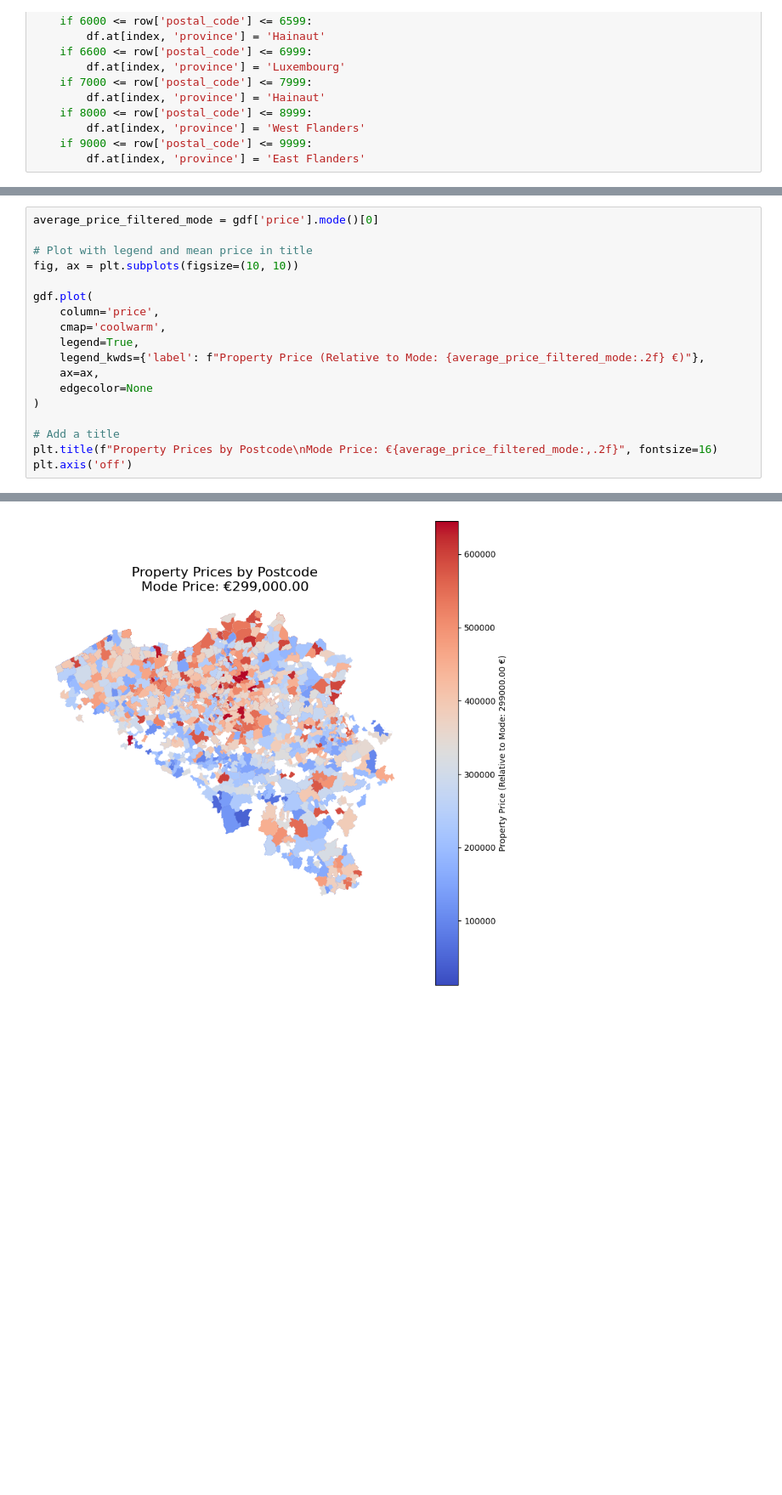
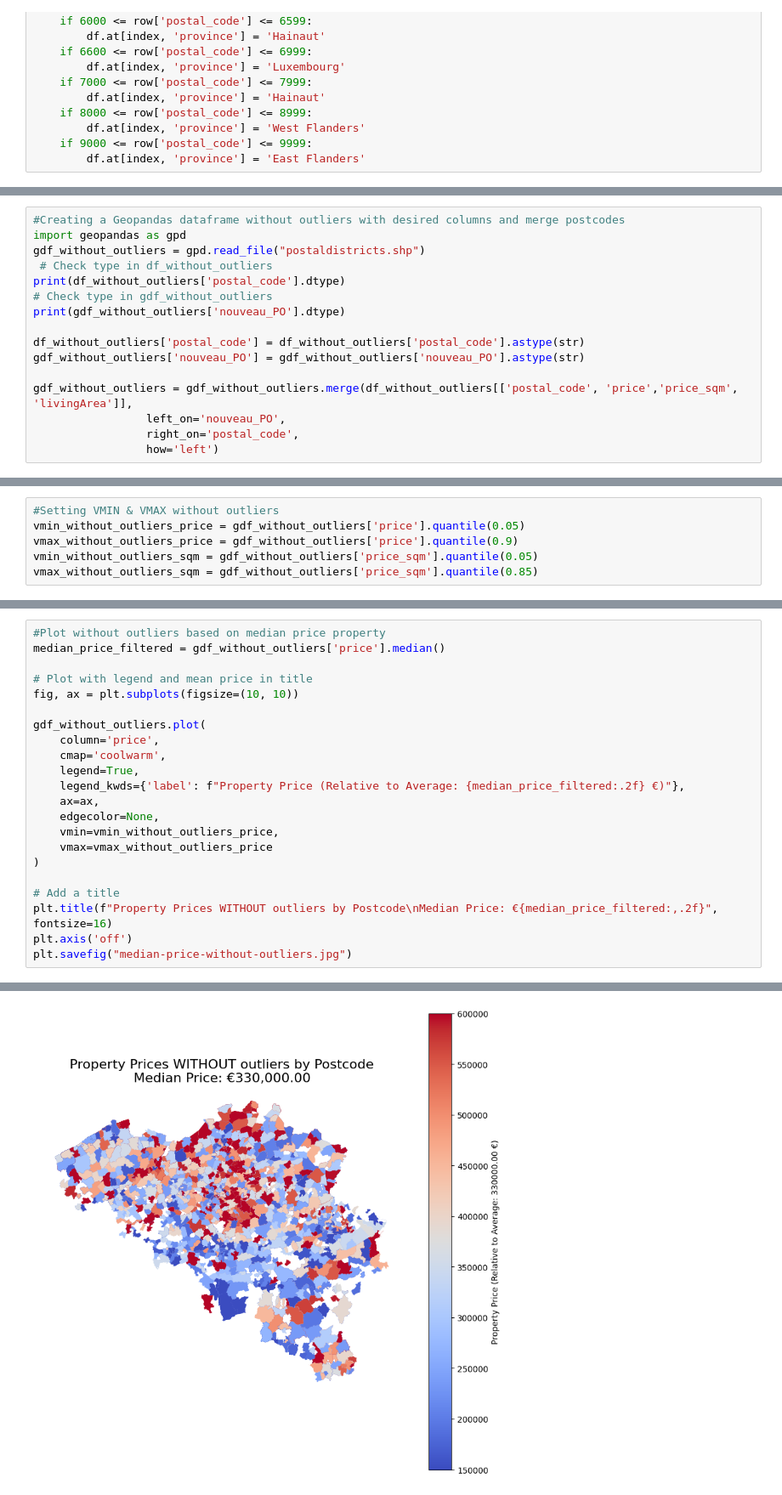
Before and after one commit to karthika-elimireddy/challenge-data-analysis, a Jupyter notebook: utils/data_manipulation.ipynb, the cells around one changed output, grey strips where cells are left out. Shown at 85% size. Saved outputs shown, nothing was run; the diff lists cells and outputs as text; blank space fills up the shorter version.

```diff
--- a/utils/data_manipulation.ipynb
+++ b/utils/data_manipulation.ipynb
@@ -245,0 +210,16 @@ Name: price, dtype: float64
+# %%
+#Creating a Geopandas dataframe without outliers with desired columns and merge postcodes
+import geopandas as gpd
+gdf_without_outliers = gpd.read_file("postaldistricts.shp")
+ # Check type in df_without_outliers
+print(df_without_outliers['postal_code'].dtype)
+# Check type in gdf_without_outliers
+print(gdf_without_outliers['nouveau_PO'].dtype)
+
+df_without_outliers['postal_code'] = df_without_outliers['postal_code'].astype(str)
+gdf_without_outliers['nouveau_PO'] = gdf_without_outliers['nouveau_PO'].astype(str)
+
+gdf_without_outliers = gdf_without_outliers.merge(df_without_outliers[['postal_code', 'price','price_sqm', 'livingArea']],
+                 left_on='nouveau_PO',
+                 right_on='postal_code',
+                 how='left')
@@ -246 +235,7 @@ Name: price, dtype: float64
+# %%
+#Setting VMIN & VMAX without outliers
+vmin_without_outliers_price = gdf_without_outliers['price'].quantile(0.05)
+vmax_without_outliers_price = gdf_without_outliers['price'].quantile(0.9)
+vmin_without_outliers_sqm = gdf_without_outliers['price_sqm'].quantile(0.05)
+vmax_without_outliers_sqm = gdf_without_outliers['price_sqm'].quantile(0.85)
 # %%
@@ -312,19 +321,23 @@ plt.axis('off')
 # %%
-average_price_filtered_mode = gdf['price'].mode()[0]
+#Plot without outliers based on median price property
+median_price_filtered = gdf_without_outliers['price'].median()
 
 # Plot with legend and mean price in title
 fig, ax = plt.subplots(figsize=(10, 10))
 
-gdf.plot(
+gdf_without_outliers.plot(
     column='price',
     cmap='coolwarm',
     legend=True,
-    legend_kwds={'label': f"Property Price (Relative to Mode: {average_price_filtered_mode:.2f} €)"},
+    legend_kwds={'label': f"Property Price (Relative to Average: {median_price_filtered:.2f} €)"},
     ax=ax,
-    edgecolor=None
+    edgecolor=None,
+    vmin=vmin_without_outliers_price,
+    vmax=vmax_without_outliers_price
 )
 
 # Add a title
-plt.title(f"Property Prices by Postcode\nMode Price: €{average_price_filtered_mode:,.2f}", fontsize=16)
+plt.title(f"Property Prices WITHOUT outliers by Postcode\nMedian Price: €{median_price_filtered:,.2f}", fontsize=16)
 plt.axis('off')
+plt.savefig("median-price-without-outliers.jpg")
 # %% [output]
@@ -335,2 +344,2 @@ plt.axis('off')
-[figure, old version]
+[figure, new version]
 # %%
```
Also changed, not shown: parts of 28 cells of this notebook, 1 other file.
